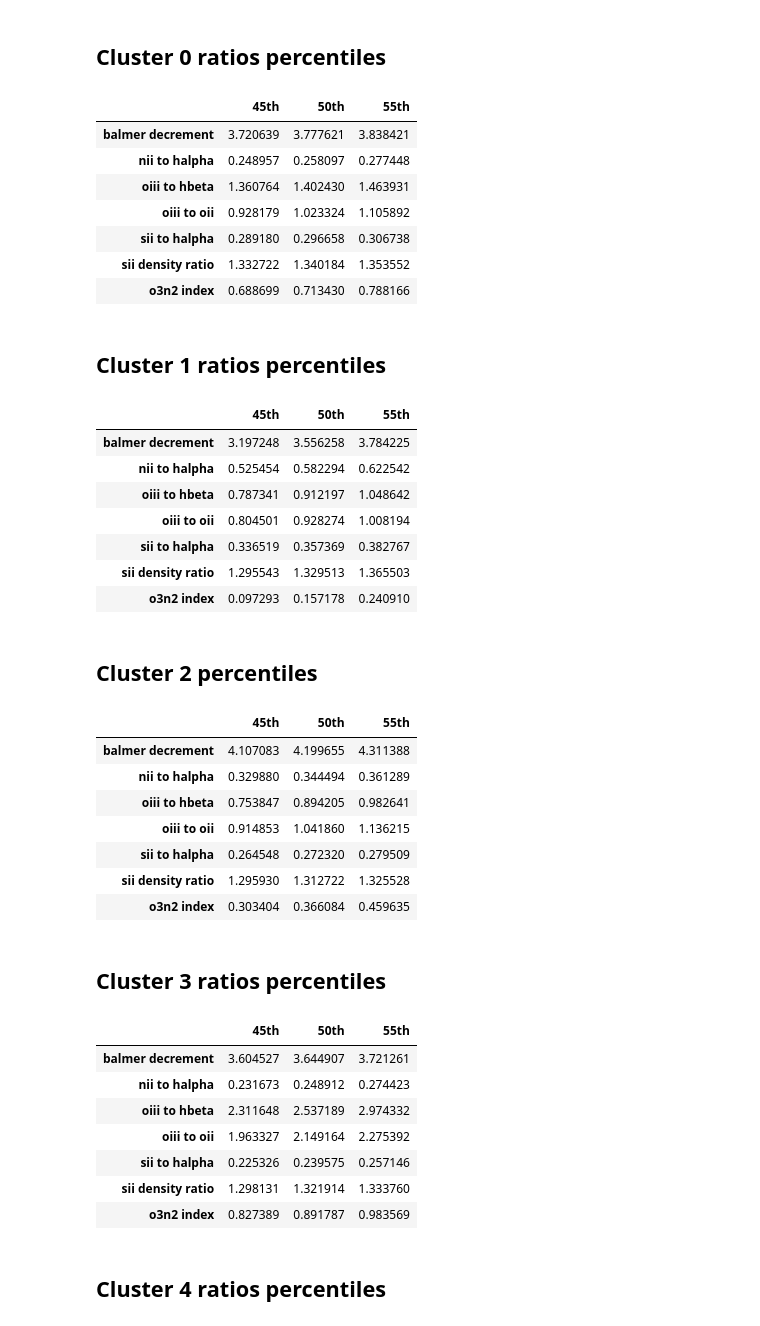
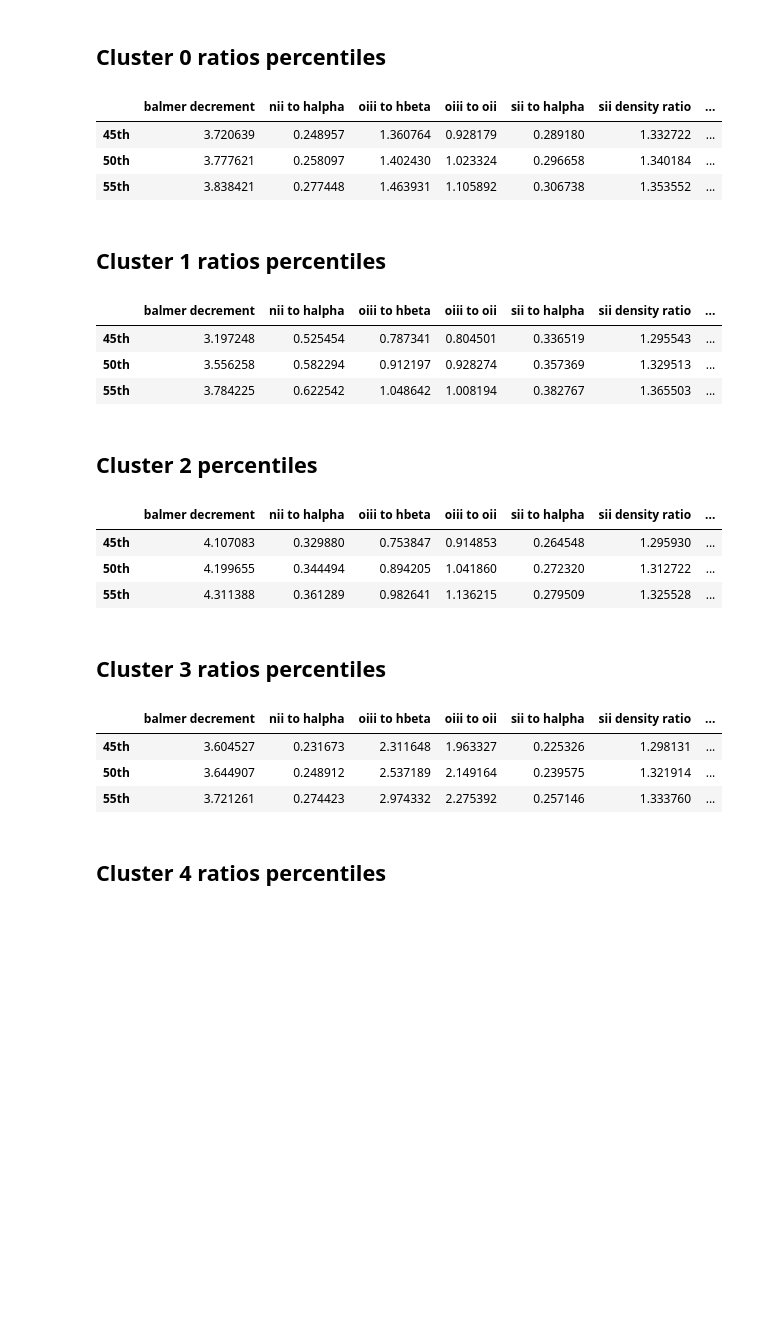
Before and after one commit to ed-ortizm/xai-astronomy, a Jupyter notebook: thesis/04_clustering_xai/06_lof_cluster_analysis.ipynb, the cells around one changed output. Cells and saved outputs as stored; diff of their text form; code cells hidden in the pictures; blank space fills up the shorter version.

```diff
--- a/thesis/04_clustering_xai/06_lof_cluster_analysis.ipynb
+++ b/thesis/04_clustering_xai/06_lof_cluster_analysis.ipynb
@@ -445,24 +445,21 @@ median_cluster_ratios_df
 # %%
 cluster_mask = cluster_meta_df["cluster"] == 0
 percentiles = np.arange(0.45, 0.60, 0.05)
 ratios_percentiles_df = cluster_meta_df.loc[
     cluster_mask, SDSS_NEBULAR_LINES_RATIOS_NAMES
 ].quantile(q=percentiles).T
 # map index name by replacing the '_' with ' ' for better readability
 ratios_percentiles_df.index = [
     idx.replace("_", " ") for idx in ratios_percentiles_df.index
 ]
 ratios_percentiles_df.columns = [f"{int(q * 100)}th" for q in percentiles]
-ratios_percentiles_df
+ratios_percentiles_df.T.to_clipboard(excel=True, index=True)
+ratios_percentiles_df.T
 # %% [output]
-|  | 45th | 50th | 55th |
-| balmer decrement | 3.720639 | 3.777621 | 3.838421 |
-| nii to halpha | 0.248957 | 0.258097 | 0.277448 |
-| oiii to hbeta | 1.360764 | 1.402430 | 1.463931 |
-| oiii to oii | 0.928179 | 1.023324 | 1.105892 |
-| sii to halpha | 0.289180 | 0.296658 | 0.306738 |
-| sii density ratio | 1.332722 | 1.340184 | 1.353552 |
-| o3n2 index | 0.688699 | 0.713430 | 0.788166 |
+|  | balmer decrement | nii to halpha | oiii to hbeta | oiii to oii | sii to halpha | sii density ratio | ... |
+| 45th | 3.720639 | 0.248957 | 1.360764 | 0.928179 | 0.289180 | 1.332722 | ... |
+| 50th | 3.777621 | 0.258097 | 1.402430 | 1.023324 | 0.296658 | 1.340184 | ... |
+| 55th | 3.838421 | 0.277448 | 1.463931 | 1.105892 | 0.306738 | 1.353552 | ... |
 # %% [markdown]
 ## Cluster 1 ratios percentiles
 # %%
@@ -476,16 +473,13 @@ ratios_percentiles_df.index = [
     idx.replace("_", " ") for idx in ratios_percentiles_df.index
 ]
 ratios_percentiles_df.columns = [f"{int(q * 100)}th" for q in percentiles]
-ratios_percentiles_df
+ratios_percentiles_df.T.to_clipboard(excel=True, index=True)
+ratios_percentiles_df.T
 # %% [output]
-|  | 45th | 50th | 55th |
-| balmer decrement | 3.197248 | 3.556258 | 3.784225 |
-| nii to halpha | 0.525454 | 0.582294 | 0.622542 |
-| oiii to hbeta | 0.787341 | 0.912197 | 1.048642 |
-| oiii to oii | 0.804501 | 0.928274 | 1.008194 |
-| sii to halpha | 0.336519 | 0.357369 | 0.382767 |
-| sii density ratio | 1.295543 | 1.329513 | 1.365503 |
-| o3n2 index | 0.097293 | 0.157178 | 0.240910 |
+|  | balmer decrement | nii to halpha | oiii to hbeta | oiii to oii | sii to halpha | sii density ratio | ... |
+| 45th | 3.197248 | 0.525454 | 0.787341 | 0.804501 | 0.336519 | 1.295543 | ... |
+| 50th | 3.556258 | 0.582294 | 0.912197 | 0.928274 | 0.357369 | 1.329513 | ... |
+| 55th | 3.784225 | 0.622542 | 1.048642 | 1.008194 | 0.382767 | 1.365503 | ... |
 # %% [markdown]
 ## Cluster 2 percentiles
 # %%
@@ -499,16 +493,13 @@ ratios_percentiles_df.index = [
     idx.replace("_", " ") for idx in ratios_percentiles_df.index
 ]
 ratios_percentiles_df.columns = [f"{int(q * 100)}th" for q in percentiles]
-ratios_percentiles_df
+ratios_percentiles_df.T.to_clipboard(excel=True, index=True)
+ratios_percentiles_df.T
 # %% [output]
-|  | 45th | 50th | 55th |
-| balmer decrement | 4.107083 | 4.199655 | 4.311388 |
-| nii to halpha | 0.329880 | 0.344494 | 0.361289 |
-| oiii to hbeta | 0.753847 | 0.894205 | 0.982641 |
-| oiii to oii | 0.914853 | 1.041860 | 1.136215 |
-| sii to halpha | 0.264548 | 0.272320 | 0.279509 |
-| sii density ratio | 1.295930 | 1.312722 | 1.325528 |
-| o3n2 index | 0.303404 | 0.366084 | 0.459635 |
+|  | balmer decrement | nii to halpha | oiii to hbeta | oiii to oii | sii to halpha | sii density ratio | ... |
+| 45th | 4.107083 | 0.329880 | 0.753847 | 0.914853 | 0.264548 | 1.295930 | ... |
+| 50th | 4.199655 | 0.344494 | 0.894205 | 1.041860 | 0.272320 | 1.312722 | ... |
+| 55th | 4.311388 | 0.361289 | 0.982641 | 1.136215 | 0.279509 | 1.325528 | ... |
 # %% [markdown]
 ## Cluster 3 ratios percentiles
 # %%
@@ -522,16 +513,13 @@ ratios_percentiles_df.index = [
     idx.replace("_", " ") for idx in ratios_percentiles_df.index
 ]
 ratios_percentiles_df.columns = [f"{int(q * 100)}th" for q in percentiles]
-ratios_percentiles_df
+ratios_percentiles_df.T.to_clipboard(excel=True, index=True)
+ratios_percentiles_df.T
 # %% [output]
-|  | 45th | 50th | 55th |
-| balmer decrement | 3.604527 | 3.644907 | 3.721261 |
-| nii to halpha | 0.231673 | 0.248912 | 0.274423 |
-| oiii to hbeta | 2.311648 | 2.537189 | 2.974332 |
-| oiii to oii | 1.963327 | 2.149164 | 2.275392 |
-| sii to halpha | 0.225326 | 0.239575 | 0.257146 |
-| sii density ratio | 1.298131 | 1.321914 | 1.333760 |
-| o3n2 index | 0.827389 | 0.891787 | 0.983569 |
+|  | balmer decrement | nii to halpha | oiii to hbeta | oiii to oii | sii to halpha | sii density ratio | ... |
+| 45th | 3.604527 | 0.231673 | 2.311648 | 1.963327 | 0.225326 | 1.298131 | ... |
+| 50th | 3.644907 | 0.248912 | 2.537189 | 2.149164 | 0.239575 | 1.321914 | ... |
+| 55th | 3.721261 | 0.274423 | 2.974332 | 2.275392 | 0.257146 | 1.333760 | ... |
 # %% [markdown]
 ## Cluster 4 ratios percentiles
 # %%
```
Also changed, not shown: parts of 1 cell of this notebook, 2 other files.
